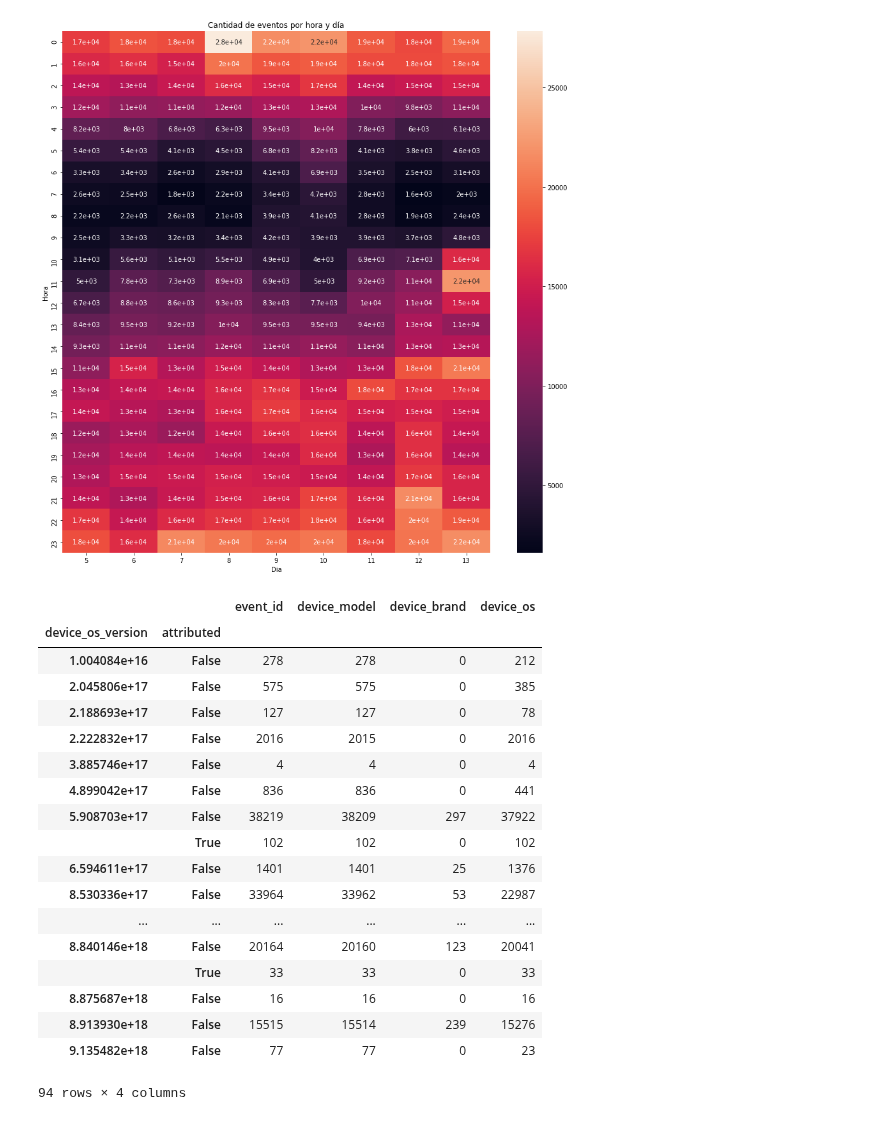
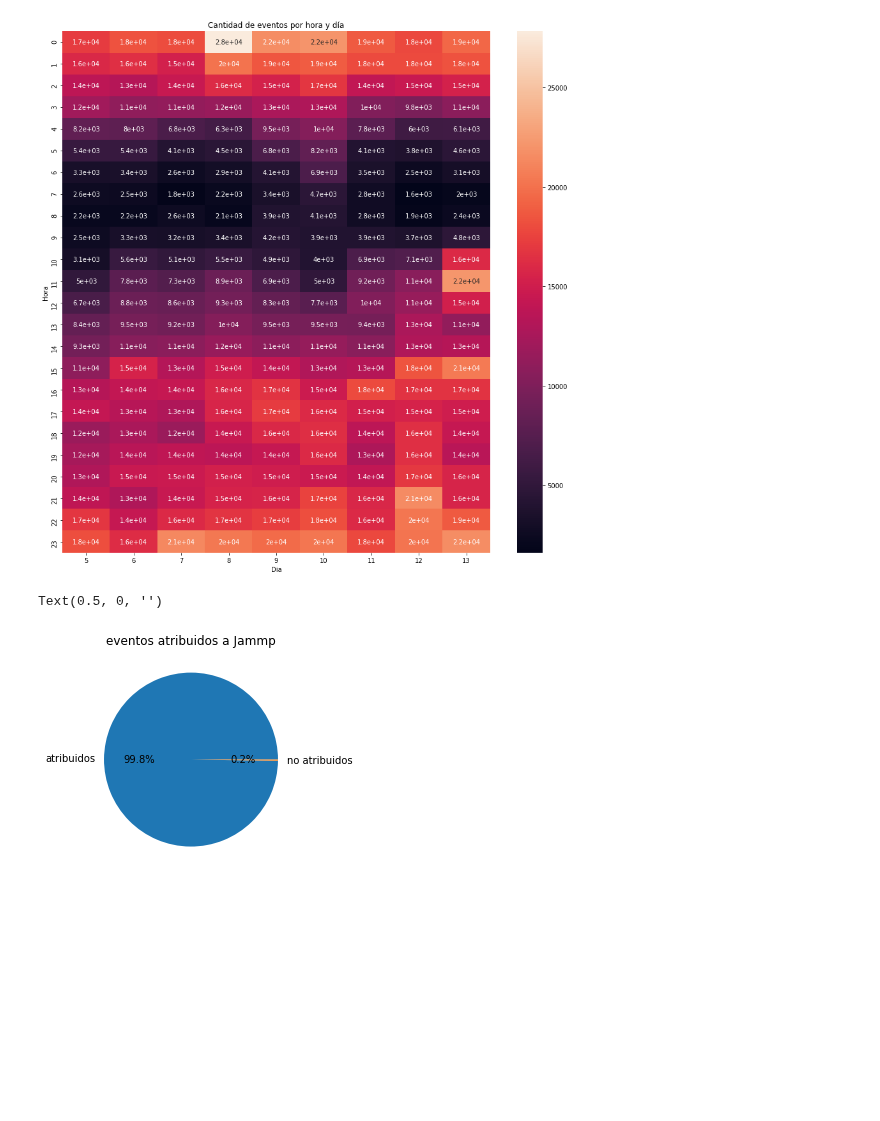
Before and after one commit to Elianagam/orgaDatosTp1, a Jupyter notebook: prueba_events.ipynb, the cells around one changed output. Drawn from its saved outputs; the diff is of its cells as text; code cells hidden in the pictures; blank space fills up the shorter version.

```diff
--- a/prueba_events.ipynb
+++ b/prueba_events.ipynb
@@ -263,26 +112,15 @@ graph.set_xlabel("Dia")
 # %% [output]
 Text(0.5, 114.0, 'Dia')
 [figure]
-# %%
-attributed_events = events.loc[: , ['event_id', 'attributed', 'device_model', 'device_brand','device_os', 'device_os_version']]
-attributed_events.groupby(['device_os_version', 'attributed']).agg('count')
-# %% [output]
-|  |  | event_id | device_model | device_brand | device_os |
-| device_os_version | attributed |  |  |  |  |
-| 1.004084e+16 | False | 278 | 278 | 0 | 212 |
-| 2.045806e+17 | False | 575 | 575 | 0 | 385 |
-| 2.188693e+17 | False | 127 | 127 | 0 | 78 |
-| 2.222832e+17 | False | 2016 | 2015 | 0 | 2016 |
-| 3.885746e+17 | False | 4 | 4 | 0 | 4 |
-| 4.899042e+17 | False | 836 | 836 | 0 | 441 |
-| 5.908703e+17 | False | 38219 | 38209 | 297 | 37922 |
-|  | True | 102 | 102 | 0 | 102 |
-| 6.594611e+17 | False | 1401 | 1401 | 25 | 1376 |
-| 8.530336e+17 | False | 33964 | 33962 | 53 | 22987 |
-| ... | ... | ... | ... | ... | ... |
-| 8.840146e+18 | False | 20164 | 20160 | 123 | 20041 |
-|  | True | 33 | 33 | 0 | 33 |
-| 8.875687e+18 | False | 16 | 16 | 0 | 16 |
-| 8.913930e+18 | False | 15515 | 15514 | 239 | 15276 |
-| 9.135482e+18 | False | 77 | 77 | 0 | 23 |
-94 rows × 4 columns
+# %%
+attributed_events = events.loc[: , ['event_id', 'attributed']]
+attributed_events = attributed_events.groupby(['attributed']).agg('count').reset_index()
+
+graph = attributed_events['event_id'].plot(kind='pie', autopct='%1.1f%%', labels=['no atribuidos', 'atribuidos'])
+
+graph.set_title("eventos atribuidos a Jammp")
+graph.set_ylabel("")
+graph.set_xlabel("")
+# %% [output]
+Text(0.5, 0, '')
+[figure, added]
```
Also changed, not shown: parts of 27 cells of this notebook, 1 other file.
